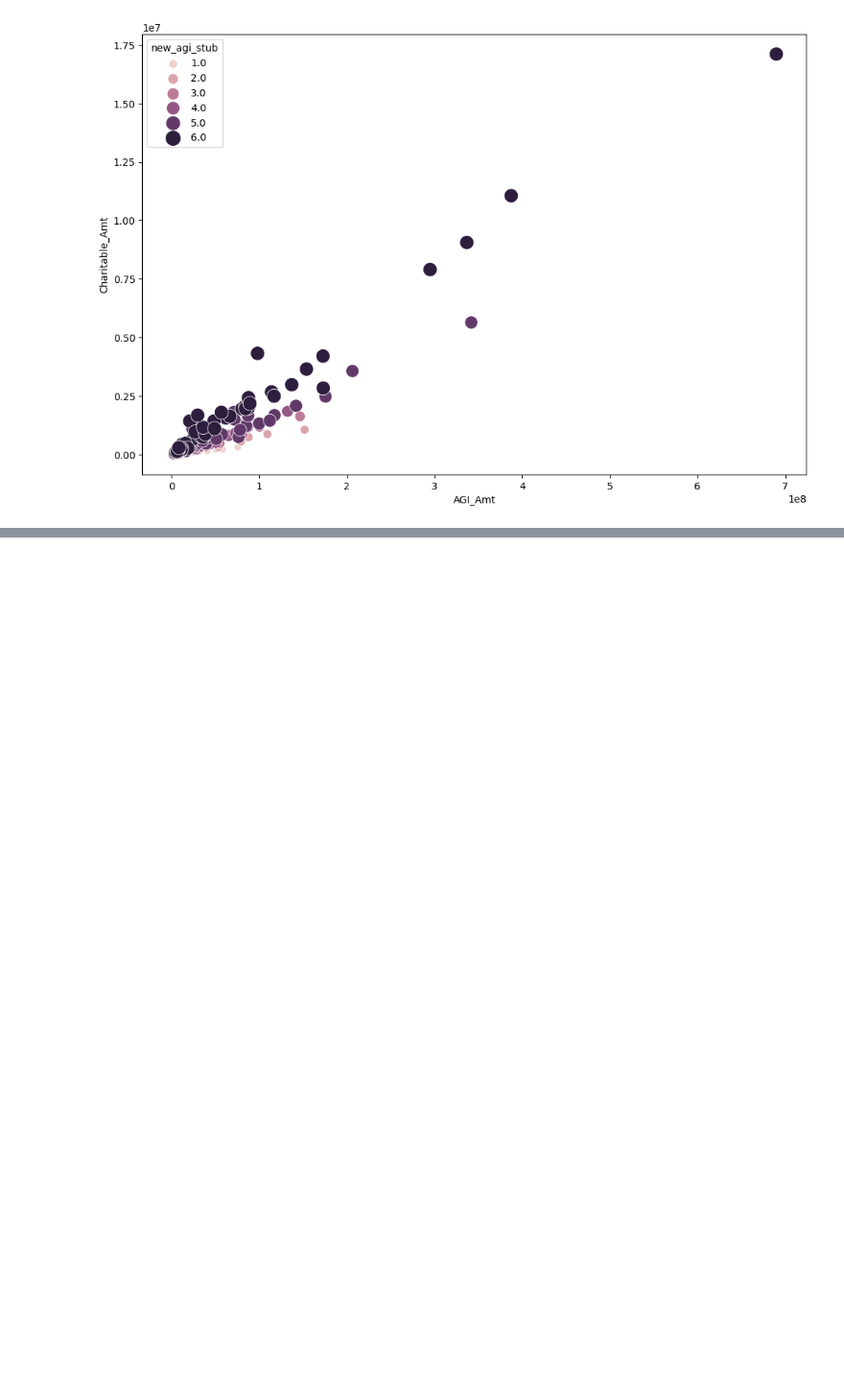
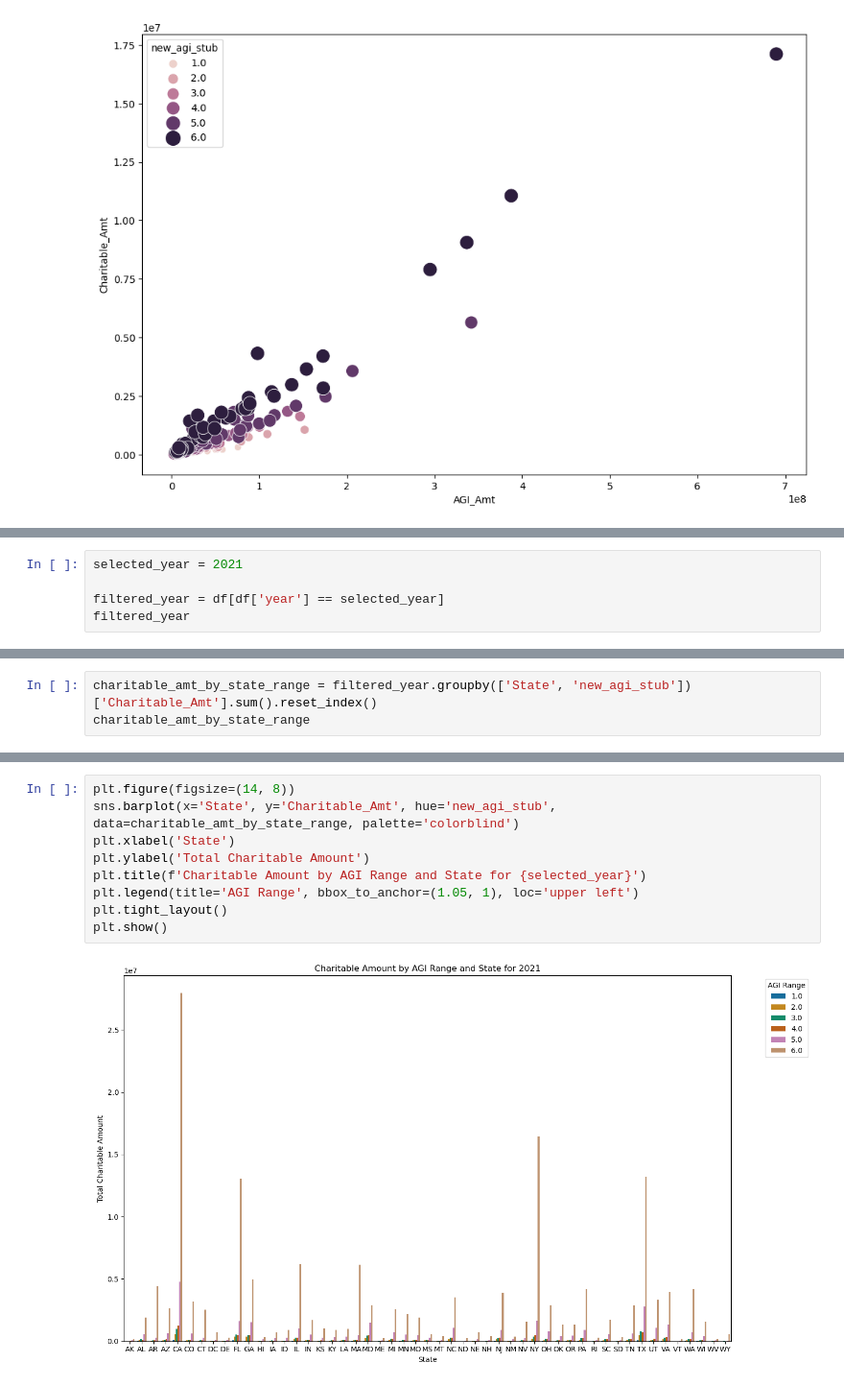
Before and after one commit to HasmigG/TaxAnalysis, a Jupyter notebook: etl_Hasmig.ipynb, the cells around one changed output, grey strips where cells are left out. Shown at 96% size. Cells and saved outputs as stored; diff of their text form; blank space fills up the shorter version.

```diff
--- a/etl_Hasmig.ipynb
+++ b/etl_Hasmig.ipynb
@@ -211,0 +176,5 @@ plt.show()
+# %%
+selected_year = 2021
+
+filtered_year = df[df['year'] == selected_year]
+filtered_year
@@ -211,0 +195,3 @@ plt.show()
+# %%
+charitable_amt_by_state_range = filtered_year.groupby(['State', 'new_agi_stub'])['Charitable_Amt'].sum().reset_index()
+charitable_amt_by_state_range
@@ -211,0 +212,11 @@ plt.show()
+# %%
+plt.figure(figsize=(14, 8))
+sns.barplot(x='State', y='Charitable_Amt', hue='new_agi_stub', data=charitable_amt_by_state_range, palette='colorblind')
+plt.xlabel('State')
+plt.ylabel('Total Charitable Amount')
+plt.title(f'Charitable Amount by AGI Range and State for {selected_year}')
+plt.legend(title='AGI Range', bbox_to_anchor=(1.05, 1), loc='upper left')
+plt.tight_layout()
+plt.show()
+# %% [output]
+[figure, added]
```
Also changed, not shown: parts of 22 cells of this notebook, 2 other files.
